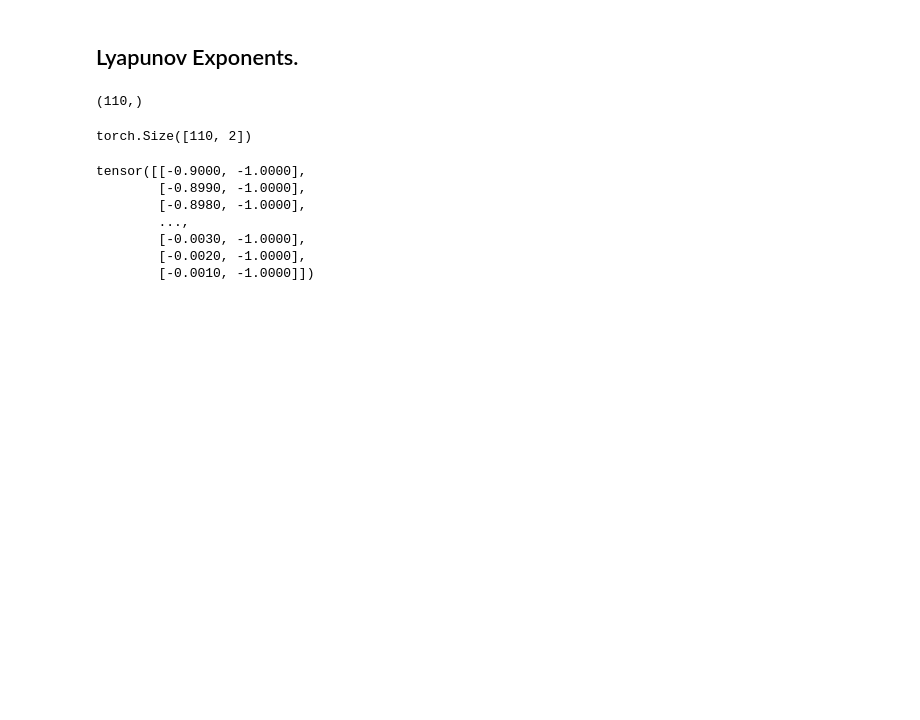
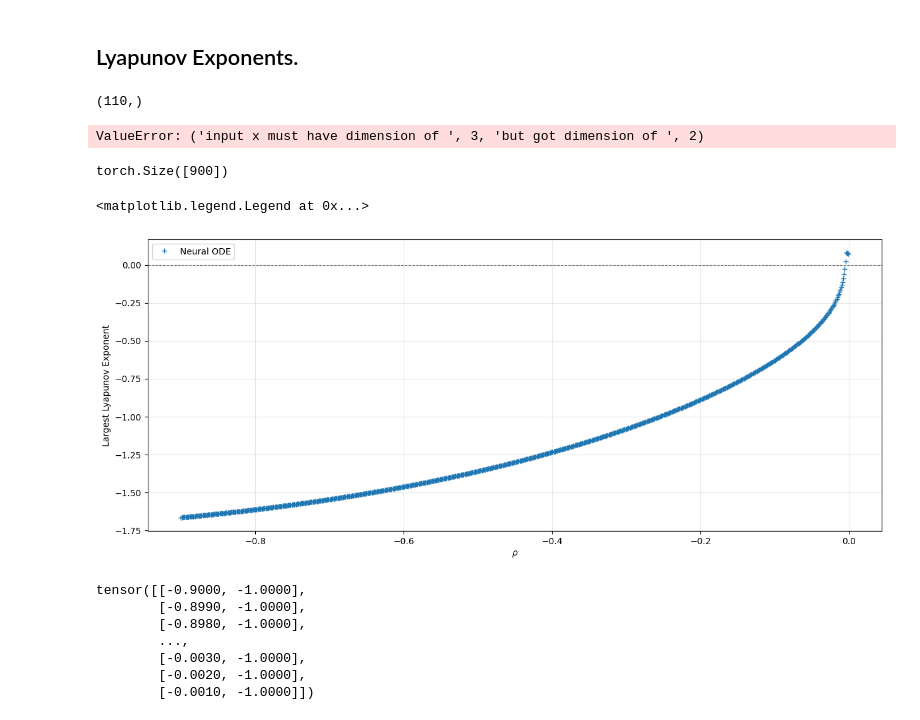
Before and after one commit to JPROSS18/JackRoss-PhD-Notes, a Jupyter notebook: NODE_Dynamic_Bifurcation_Parameter/Saddle_NODE_v2.ipynb, the cells around one changed output. Drawn from its saved outputs; the diff is of its cells as text; code cells hidden in the pictures; blank space fills up the shorter version.

Commit message:
Saddle Node Learning

```diff
--- a/NODE_Dynamic_Bifurcation_Parameter/Saddle_NODE_v2.ipynb
+++ b/NODE_Dynamic_Bifurcation_Parameter/Saddle_NODE_v2.ipynb
@@ -197,24 +199,44 @@ a_pts = a_pts_node
 list = [torch.tensor([-1, r]) for r in a_pts]
 init = torch.stack(list, dim=0)
 # %%
-init.shape
+a_pts = torch.arange(-0.45, 0.0, 0.01)
+list = [torch.tensor([-1, r]) for r in a_pts]
+init = torch.stack(list, dim=0)
-# %% [output]
-torch.Size([110, 2])
 # %%
-a_pts = torch.arange(-0.9, 0.0, 0.001)
-list = [torch.tensor([-1, r]) for r in a_pts]
-init = torch.stack(list, dim=0)
+
 
 sn_analysis_node.model.model.drdt = 0.00
 
-lle_node_frozen = sn_analysis_node.lyapunov_spectrum(x0 =init.unsqueeze(2).float(), k = 1, t0 = 0, dt = 0.05,
-                                                              num_pts_compute=5_000, t_transient_pts=0, non_autonomous=False)
-
-
-sn_analysis.model.dadt = 0.0
-
-lle_frozen = sn_analysis.lyapunov_spectrum(x0 =init.unsqueeze(2).float(), k = 1, t0 = 0, dt = 0.05,
-                                                              num_pts_compute=5_000, t_transient_pts=0, non_autonomous=True)
+lle_node_frozen = sn_analysis_node.lyapunov_spectrum(x0 =init.unsqueeze(2).float(), k = 1, t0 = 0, dt = 0.01,
+                                                              num_pts_compute=2_000, t_transient_pts=0, non_autonomous=False)
+# %%
+sn_analysis.model.dadt = 0.0
+
+lle_frozen = sn_analysis.lyapunov_spectrum(x0 =init.unsqueeze(2).float(), k = 1, t0 = 0, dt = 0.01,
+                                                              num_pts_compute=2_000, t_transient_pts=0, non_autonomous=True)
+# %% [output]
+ValueError: ('input x must have dimension of ', 3, 'but got dimension of ', 2)
+# %%
+a_pts.shape
+# %% [output]
+torch.Size([900])
+# %%
+fig, axes = plt.subplots(1, 1, figsize=(15, 6), sharey=True)
+
+# Lorenz plot
+axes.plot(a_pts, lle_node_frozen.detach(), linestyle='', marker='+', label='Neural ODE')
+#axes.plot(a_pts, lle_frozen.detach(), linestyle='-', marker='+', label='True')
+
+axes.axhline(y=0, color='k', linestyle='--', linewidth=0.8, alpha=0.5, markersize=0.3)
+
+
+axes.set_ylabel('Largest Lyapunov Exponent')
+axes.set_xlabel(r'$\rho$')
+axes.grid(True, alpha=0.3)
+axes.legend()
+# %% [output]
+<matplotlib.legend.Legend at 0x...>
+[figure, added]
 # %%
 a_pts = torch.arange(-0.9, 0.0, 0.001)
 b = torch.ones_like(a_pts)*-1
```
Also changed, not shown: parts of 3 cells of this notebook, 12 other files.
